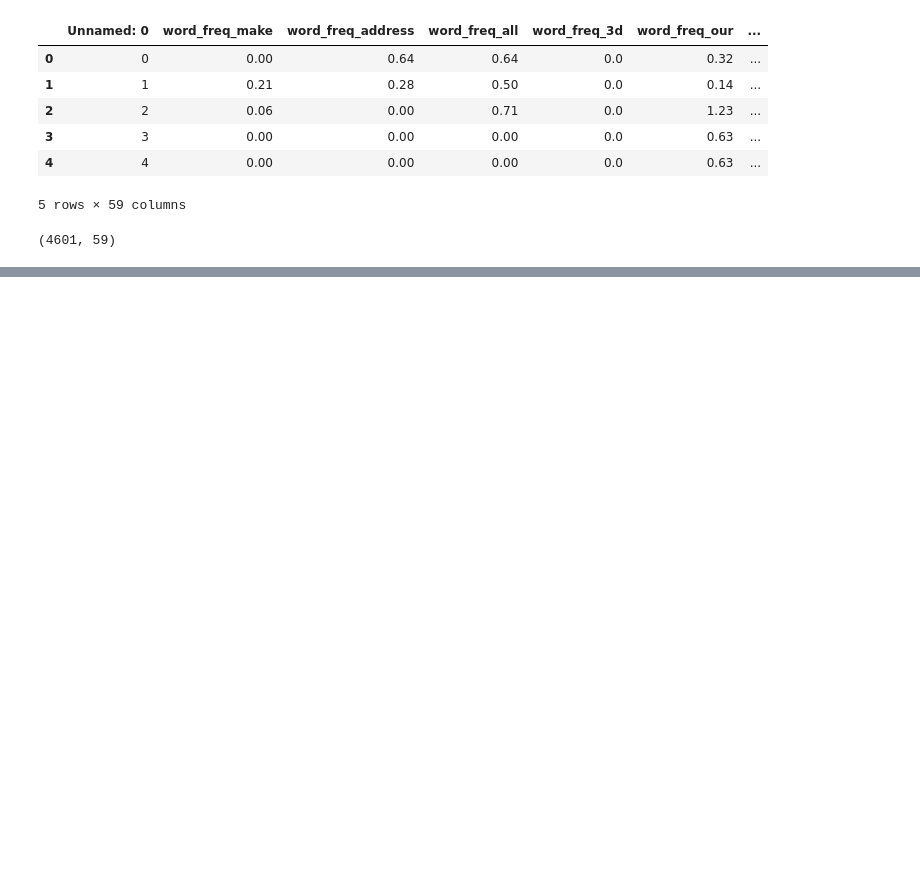
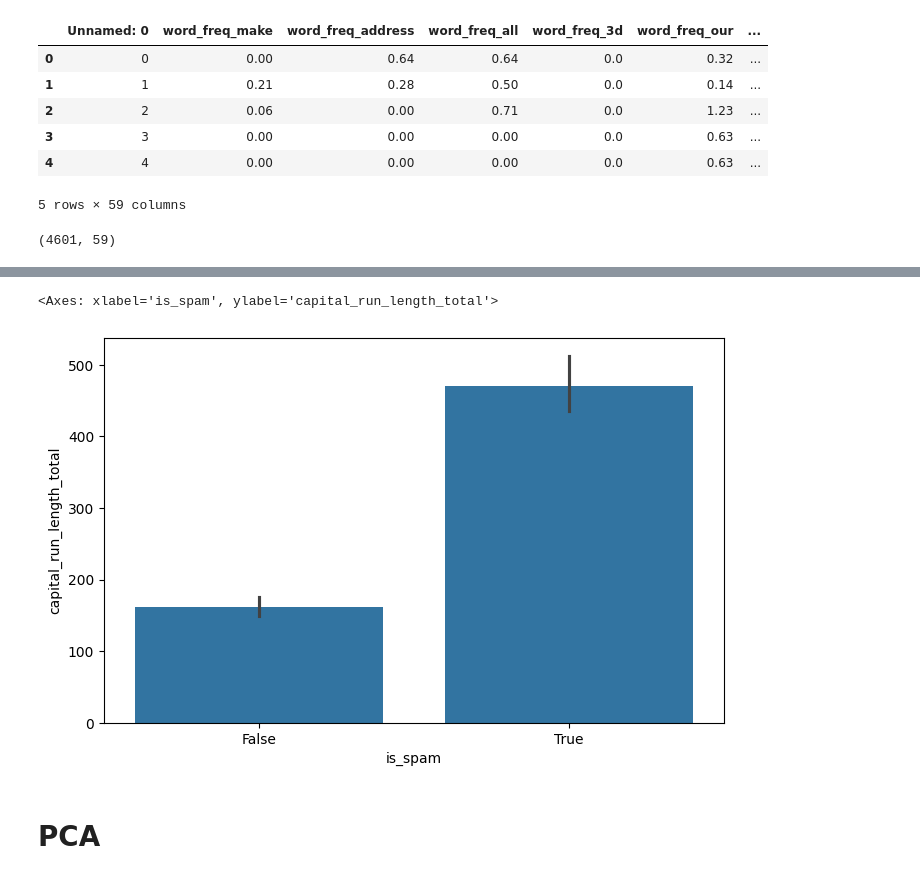
Before and after one commit to sba25360-byte/L7-Data-Exploration, a Jupyter notebook: Data_Exploration.ipynb, the cells around one changed output, grey strips where cells are left out. Drawn from its saved outputs; the diff is of its cells as text; code cells hidden in the pictures; blank space fills up the shorter version.

```diff
--- a/Data_Exploration.ipynb
+++ b/Data_Exploration.ipynb
@@ -42,0 +94,8 @@ df.shape
+# %%
+plt.figure(figsize=(8, 5))
+sns.barplot(x='is_spam', y='capital_run_length_total', data=df)
+# %% [output]
+<Axes: xlabel='is_spam', ylabel='capital_run_length_total'>
+[figure, added]
+# %% [markdown]
+# PCA
```
Also changed, not shown: parts of 13 cells of this notebook.
